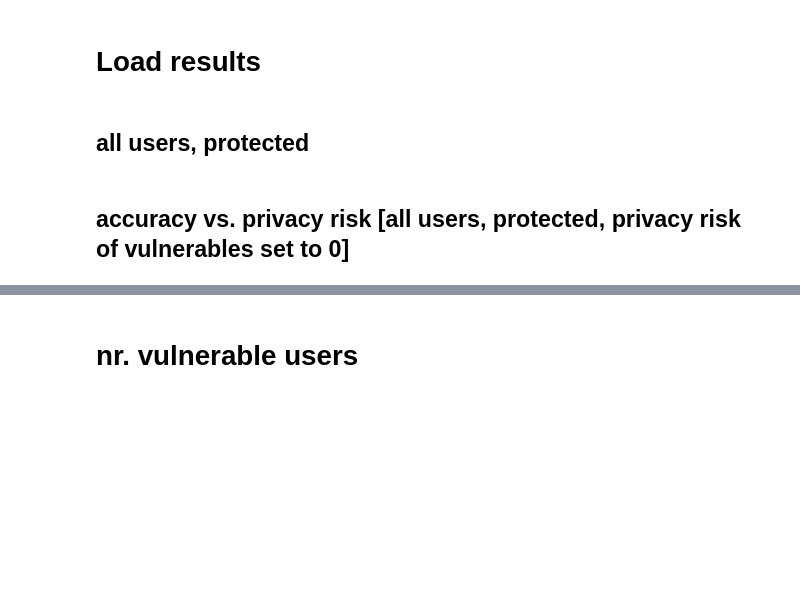
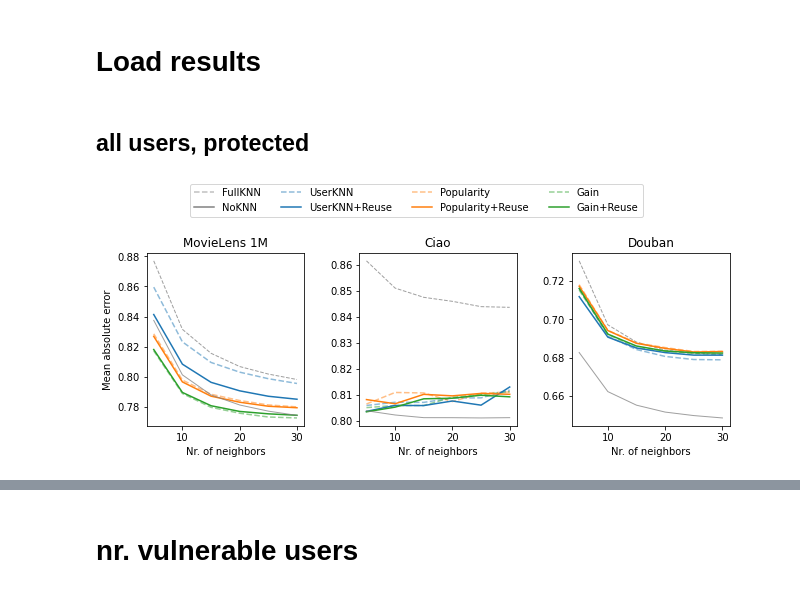
Before and after one commit to pmuellner/ReuseKNN, a Jupyter notebook: Visualization.ipynb, the cells around one changed output, grey strips where cells are left out. Drawn from its saved outputs; the diff is of its cells as text; code cells hidden in the pictures; blank space fills up the shorter version.

```diff
--- a/Visualization.ipynb
+++ b/Visualization.ipynb
@@ -32,6 +32,15 @@ def load_data(name, protected):
     results = dict()
     results["K"] = np.load("results/" + path + "/K.npy")
     results["thresholds"] = np.load("results/" + path + "/thresholds.npy")
+
+    results["nr_neighbors_userknn_full"] = np.load("results/" + path + "/nr_neighbors_userknn_full.npy")
+    results["nr_neighbors_userknn"] = np.load("results/" + path + "/nr_neighbors_userknn.npy")
+    results["nr_neighbors_pop"] = np.load("results/" + path + "/nr_neighbors_pop.npy")
+    results["nr_neighbors_gain"] = np.load("results/" + path + "/nr_neighbors_gain.npy")
+    results["nr_neighbors_userknn_reuse"] = np.load("results/" + path + "/nr_neighbors_userknn_reuse.npy")
+    results["nr_neighbors_pop_reuse"] = np.load("results/" + path + "/nr_neighbors_pop_reuse.npy")
+    results["nr_neighbors_gain_reuse"] = np.load("results/" + path + "/nr_neighbors_gain_reuse.npy")
+    results["nr_neighbors_userknn_no"] = np.load("results/" + path + "/nr_neighbors_userknn_no.npy")
 
     results["mae_all_userknn_full"] = np.load("results/" + path + "/mae_all_userknn_full.npy")
     results["mae_all_userknn"] = np.load("results/" + path + "/mae_all_userknn.npy")
@@ -116,21 +125,19 @@ def load_data(name, protected):
         results["nr_noisy_ratings_userknn_no"] = np.load("results/" + path + "/nr_noisy_ratings_userknn_no.npy")
 
     return results
+# %% [markdown]
+## all users, protected
 # %%
 %matplotlib inline
 # %%
 %matplotlib qt
-# %% [markdown]
-## all users, protected
 # %%
-ml100k_results = load_data(name="ml-100k", protected=True)
 ml1m_results = load_data(name="ml-1m", protected=True)
-#jester_results = load_data(name="jester", protected=True)
-#jester_results = load_data(name="foursquare", protected=True)
-goodreads_results = load_data(name="goodreads", protected=True)
+ciao_results = load_data(name="ciao", protected=True)
+douban_results = load_data(name="douban", protected=True)
 
 def plot_k_mae(ax, results):
-    markers = ["o", "s", "p", "*", "+", "D"]
+    """markers = ["o", "s", "p", "*", "+", "D"]
 
     for idx in range(len(markers)):
         ax.scatter(results["K"][idx], results["mae_all_userknn_full"][idx], color="gray", alpha=0.75, marker=markers[idx])
@@ -140,45 +147,44 @@ def plot_k_mae(ax, results):
         ax.scatter(results["K"][idx], results["mae_all_userknn_reuse"][idx], color="C0", marker=markers[idx])
         ax.scatter(results["K"][idx], results["mae_all_pop_reuse"][idx], color="C1", marker=markers[idx])
         ax.scatter(results["K"][idx], results["mae_all_gain_reuse"][idx], color="C2", marker=markers[idx])
-        ax.scatter(results["K"][idx], results["mae_all_userknn_no"][idx], color="gray", marker=markers[idx])
+        ax.scatter(results["K"][idx], results["mae_all_userknn_no"][idx], color="gray", marker=markers[idx])"""
 
     ax.plot(results["K"], results["mae_all_userknn_full"], color="gray", linestyle="dashed", alpha=0.75, linewidth=1)
     ax.plot(results["K"], results["mae_all_userknn"], color="C0", linestyle="dashed", alpha=0.5)
     ax.plot(results["K"], results["mae_all_pop"], color="C1", linestyle="dashed", alpha=0.5)
     ax.plot(results["K"], results["mae_all_gain"], color="C2", linestyle="dashed", alpha=0.5)
     ax.plot(results["K"], results["mae_all_userknn_reuse"], color="C0", linestyle="solid")
     ax.plot(results["K"], results["mae_all_pop_reuse"], color="C1", linestyle="solid")
     ax.plot(results["K"], results["mae_all_gain_reuse"], color="C2", linestyle="solid")
     ax.plot(results["K"], results["mae_all_userknn_no"], color="gray", linestyle="solid", alpha=0.75, linewidth=1)
 
 fig, axes = plt.subplots(1, 3, figsize=(9, 4), sharex=False)
-plot_k_mae(axes[0], ml100k_results)
-plot_k_mae(axes[1], ml1m_results)
-#plot_k_mae(axes[2], jester_results)
-plot_k_mae(axes[2], goodreads_results)
+plot_k_mae(axes[0], ml1m_results)
+plot_k_mae(axes[1], ciao_results)
+plot_k_mae(axes[2], douban_results)
+#plot_k_mae(axes[2], goodreads_results)
 
 axes[0].set_ylabel("Mean absolute error")
 axes[0].set_xlabel("Nr. of neighbors")
 axes[1].set_xlabel("Nr. of neighbors")
 axes[2].set_xlabel("Nr. of neighbors")
-#axes[3].set_xlabel("Nr. of neighbors")
-axes[0].set_title("MovieLens 100k")
-axes[1].set_title("MovieLens 1M")
-#axes[2].set_title("Jester")
-axes[2].set_title("Goodreads")
+axes[0].set_title("MovieLens 1M")
+axes[1].set_title("Ciao")
+axes[2].set_title("Douban")
+#axes[2].set_title("Goodreads")
 
 colors = ['gray', 'C0', 'C1', 'C2']
 lines = []
 labels = []
 for c in colors:
     lines.append(Line2D([0], [0], color=c, linestyle='dashed', alpha=0.5))
     lines.append(Line2D([0], [0], color=c, linestyle="solid"))
 labels = ["FullKNN", "NoKNN", "UserKNN", "UserKNN+Reuse", "Popularity", "Popularity+Reuse", "Gain", "Gain+Reuse"]
 
 fig.legend(lines, labels, ncol=4, loc='upper center')
 fig.tight_layout()
 fig.subplots_adjust(top=.75, bottom=0.15, hspace=0.35, wspace=0.35)
 
 fig.align_ylabels(axes)
+# %% [output]
+[figure, added]
-# %% [markdown]
-## accuracy vs. privacy risk [all users, protected, privacy risk of vulnerables set to 0]
```
Also changed, not shown: parts of 16 cells of this notebook, 2 other files.
